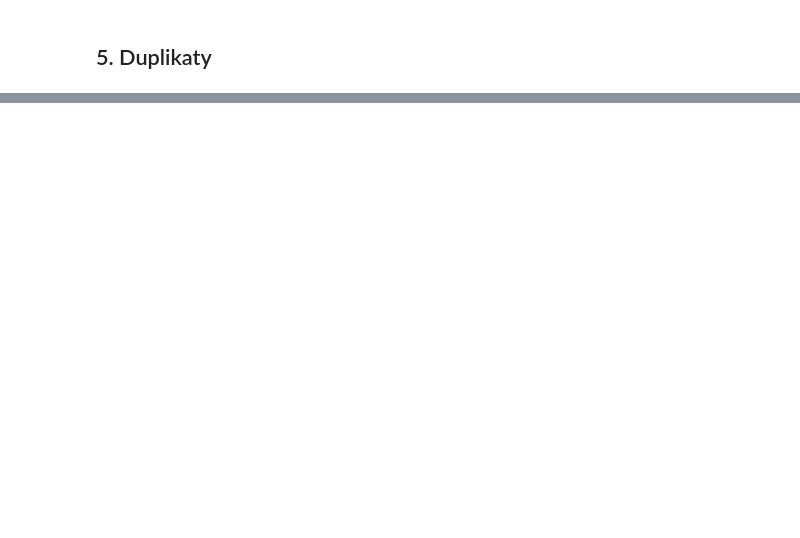
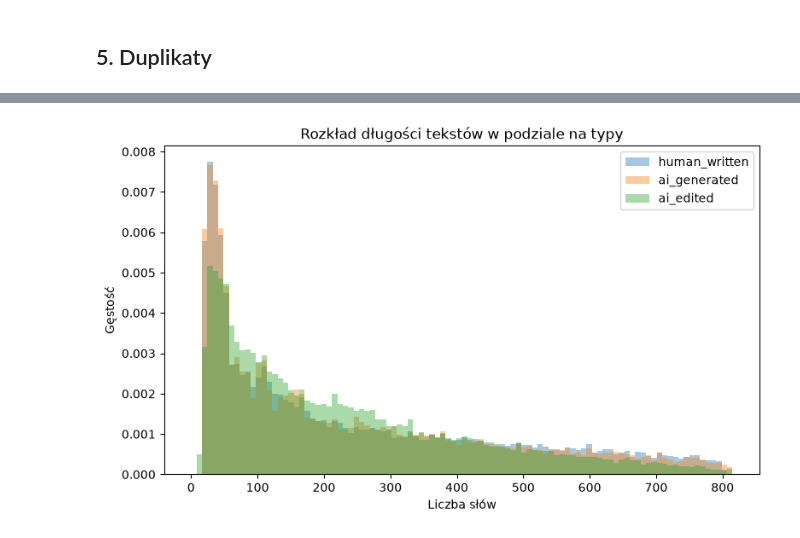
Before and after one commit to juchim2005/ai-detection-thesis, a Jupyter notebook: notebooks/01_text_eda.ipynb, the cells around one changed output, grey strips where cells are left out. Drawn from its saved outputs; the diff is of its cells as text; code cells hidden in the pictures; blank space fills up the shorter version.

```diff
--- a/notebooks/01_text_eda.ipynb
+++ b/notebooks/01_text_eda.ipynb
@@ -240,0 +223,3 @@ Teksty human dłuższe niż 1024 słowa: 23373
+# %%
+df["length_ratio"] = df["n_words"] / df["source_word_count"]
+df.groupby("text_type")["length_ratio"].describe()
@@ -240,0 +243,15 @@ Teksty human dłuższe niż 1024 słowa: 23373
+# %%
+limit = df["n_words"].quantile(0.99)
+
+plt.figure(figsize=(9, 5))
+for t in ["human_written", "ai_generated", "ai_edited"]:
+    plt.hist(df[df["text_type"] == t]["n_words"], bins=100, range=(0, limit),
+             alpha=0.4, density=True, label=t)
+plt.xlabel("Liczba słów")
+plt.ylabel("Gęstość")
+plt.title("Rozkład długości tekstów w podziale na typy")
+plt.legend()
+plt.savefig("../figures/text_01_length_distribution.png", dpi=200, bbox_inches="tight")
+plt.show()
+# %% [output]
+[figure, added]
```
Also changed, not shown: parts of 32 cells of this notebook.
